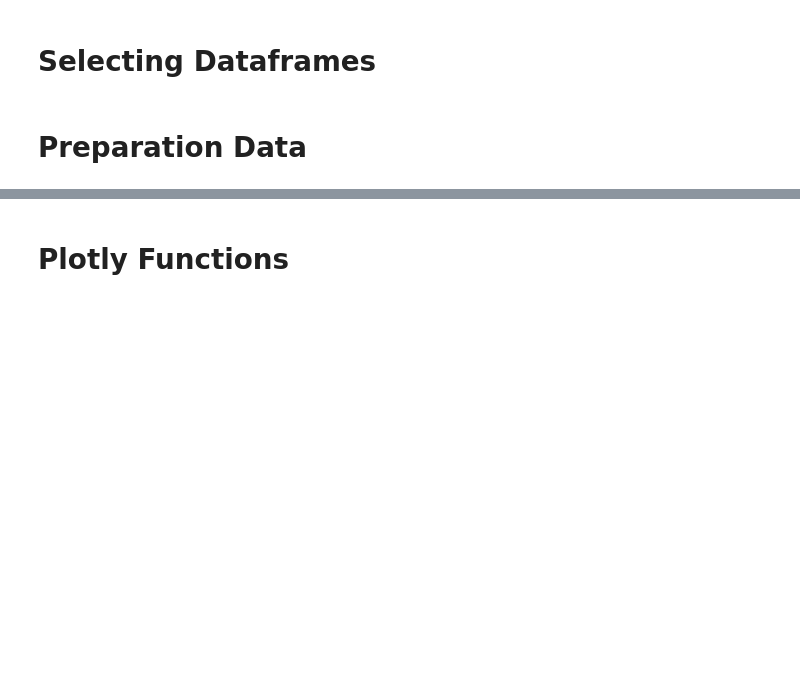
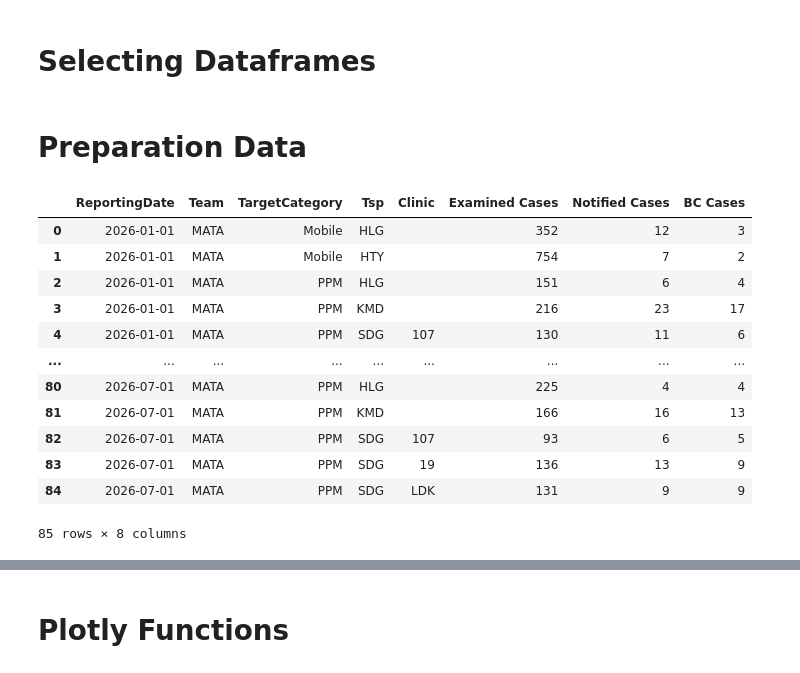
Before and after one commit to toepyaesone/YGNTBPROJECT, a Jupyter notebook: PythonDashboardPloty_260902.ipynb, the cells around one changed output, grey strips where cells are left out. Drawn from its saved outputs; the diff is of its cells as text; code cells hidden in the pictures; blank space fills up the shorter version.

Commit message:
CheckingPythonDashboard

```diff
--- a/PythonDashboardPloty_260902.ipynb
+++ b/PythonDashboardPloty_260902.ipynb
@@ -341,3 +341,20 @@ df_dashboard.rename(columns={"EPI11":"Clinic"},inplace=True)
 df_dashboard = function_uncode(df_dashboard,colName=COLUMN_UNCODE, mapping=UNCODE_MAPPING)
 df_dashboard = function_reporting_period(df_dashboard)
 df_dashboard = create_category_combined(df_dashboard,CATEGORY_PHC_CRITERIA,"PrimaryHealthcare")
+# %%
+achievement = function_indicator_achievement(df_dashboard,CRITERIA_INDICATORS)
+achievement
+# %% [output]
+|  | ReportingDate | Team | TargetCategory | Tsp | Clinic | Examined Cases | Notified Cases | BC Cases |
+| 0 | 2026-01-01 | MATA | Mobile | HLG |  | 352 | 12 | 3 |
+| 1 | 2026-01-01 | MATA | Mobile | HTY |  | 754 | 7 | 2 |
+| 2 | 2026-01-01 | MATA | PPM | HLG |  | 151 | 6 | 4 |
+| 3 | 2026-01-01 | MATA | PPM | KMD |  | 216 | 23 | 17 |
+| 4 | 2026-01-01 | MATA | PPM | SDG | 107 | 130 | 11 | 6 |
+| ... | ... | ... | ... | ... | ... | ... | ... | ... |
+| 80 | 2026-07-01 | MATA | PPM | HLG |  | 225 | 4 | 4 |
+| 81 | 2026-07-01 | MATA | PPM | KMD |  | 166 | 16 | 13 |
+| 82 | 2026-07-01 | MATA | PPM | SDG | 107 | 93 | 6 | 5 |
+| 83 | 2026-07-01 | MATA | PPM | SDG | 19 | 136 | 13 | 9 |
+| 84 | 2026-07-01 | MATA | PPM | SDG | LDK | 131 | 9 | 9 |
+85 rows × 8 columns
```
Also changed, not shown: parts of 1 cell of this notebook.
